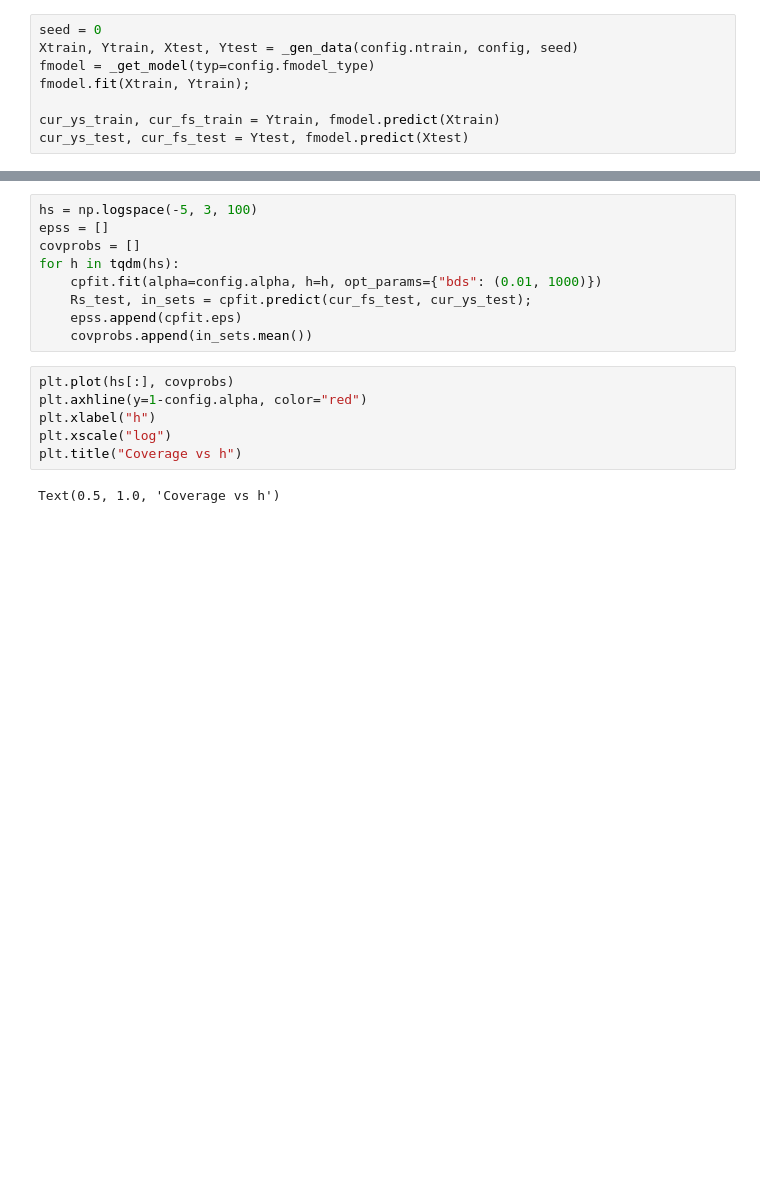
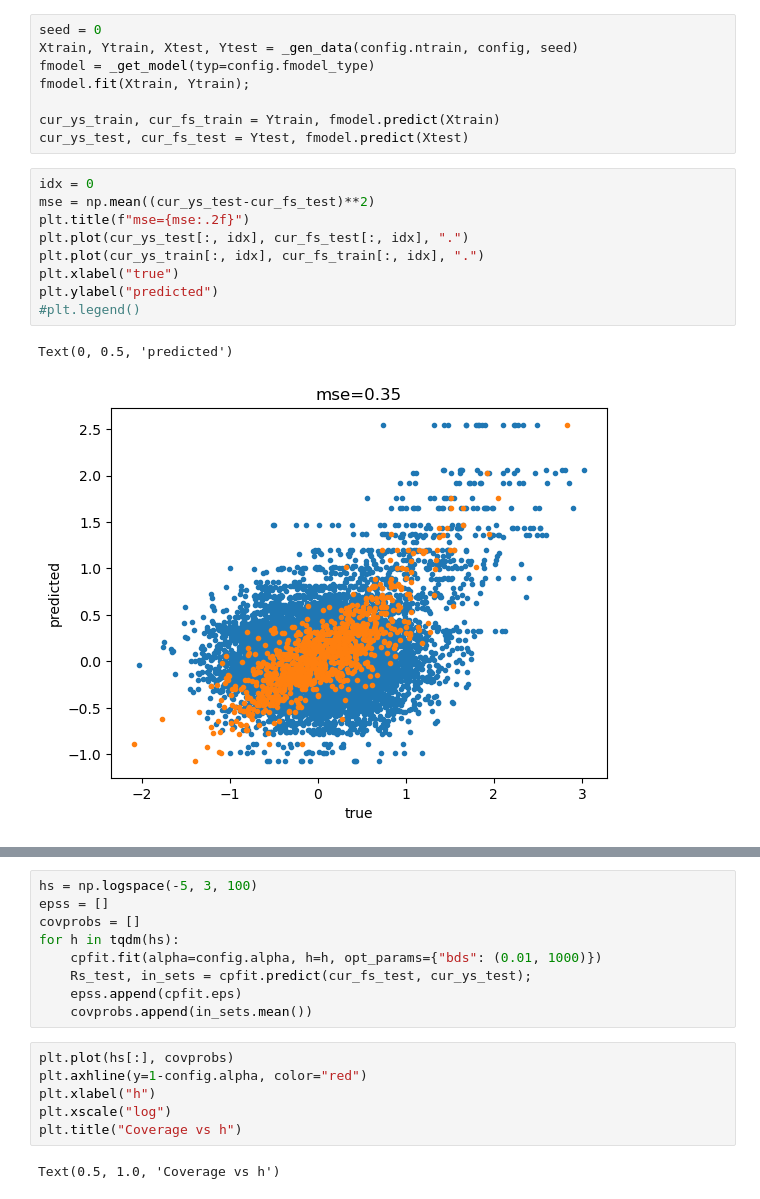
Before and after one commit to JINhuaqing/imageCP_dev, a Jupyter notebook: notebooks/simu_test_noise.ipynb, the cells around one changed output, grey strips where cells are left out. Cells and saved outputs as stored; diff of their text form; blank space fills up the shorter version.

```diff
--- a/notebooks/simu_test_noise.ipynb
+++ b/notebooks/simu_test_noise.ipynb
@@ -74,3 +83,15 @@ fmodel.fit(Xtrain, Ytrain);
 
 cur_ys_train, cur_fs_train = Ytrain, fmodel.predict(Xtrain)
 cur_ys_test, cur_fs_test = Ytest, fmodel.predict(Xtest)
+# %%
+idx = 0
+mse = np.mean((cur_ys_test-cur_fs_test)**2)
+plt.title(f"mse={mse:.2f}")
+plt.plot(cur_ys_test[:, idx], cur_fs_test[:, idx], ".")
+plt.plot(cur_ys_train[:, idx], cur_fs_train[:, idx], ".")
+plt.xlabel("true")
+plt.ylabel("predicted")
+#plt.legend()
+# %% [output]
+Text(0, 0.5, 'predicted')
+[figure, added]
```
Also changed, not shown: parts of 11 cells of this notebook, 12 other files.
